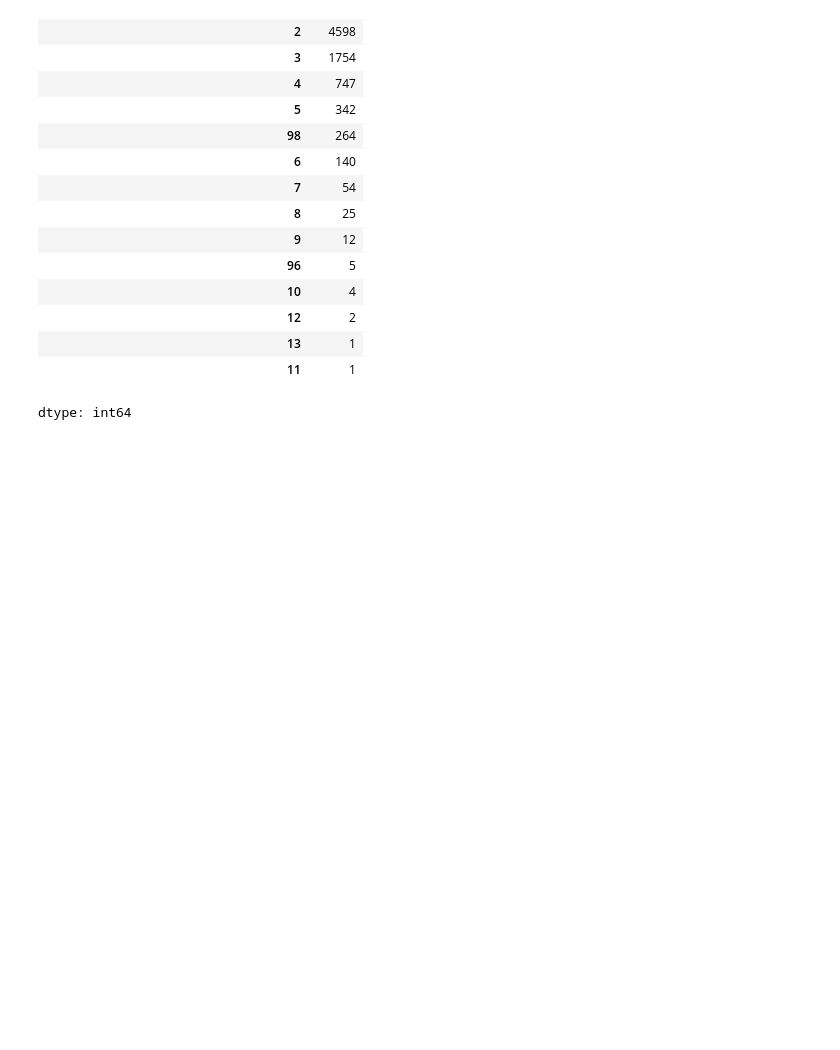
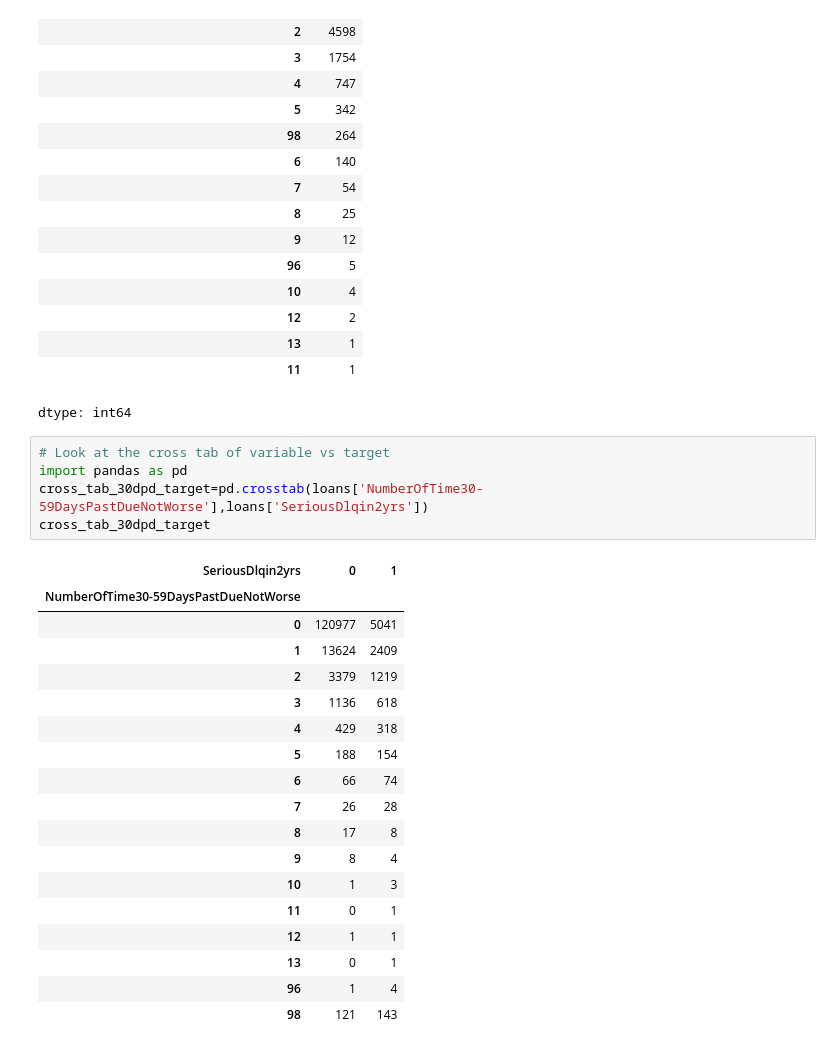
Before and after one commit to Sneha-sharma26/credit-risk-modeling, a Jupyter notebook: dataPreprocessing.ipynb, the cells around one changed output. Saved outputs shown, nothing was run; the diff lists cells and outputs as text; blank space fills up the shorter version.

```diff
--- a/dataPreprocessing.ipynb
+++ b/dataPreprocessing.ipynb
@@ -457,3 +457,27 @@ loans['NumberOfTime30-59DaysPastDueNotWorse'].value_counts()
 | 13 | 1 |
 | 11 | 1 |
 dtype: int64
+# %%
+# Look at the cross tab of variable vs target
+import pandas as pd
+cross_tab_30dpd_target=pd.crosstab(loans['NumberOfTime30-59DaysPastDueNotWorse'],loans['SeriousDlqin2yrs'])
+cross_tab_30dpd_target
+# %% [output]
+| SeriousDlqin2yrs | 0 | 1 |
+| NumberOfTime30-59DaysPastDueNotWorse |  |  |
+| 0 | 120977 | 5041 |
+| 1 | 13624 | 2409 |
+| 2 | 3379 | 1219 |
+| 3 | 1136 | 618 |
+| 4 | 429 | 318 |
+| 5 | 188 | 154 |
+| 6 | 66 | 74 |
+| 7 | 26 | 28 |
+| 8 | 17 | 8 |
+| 9 | 8 | 4 |
+| 10 | 1 | 3 |
+| 11 | 0 | 1 |
+| 12 | 1 | 1 |
+| 13 | 0 | 1 |
+| 96 | 1 | 4 |
+| 98 | 121 | 143 |
```
Also changed, not shown: parts of 14 cells of this notebook.
